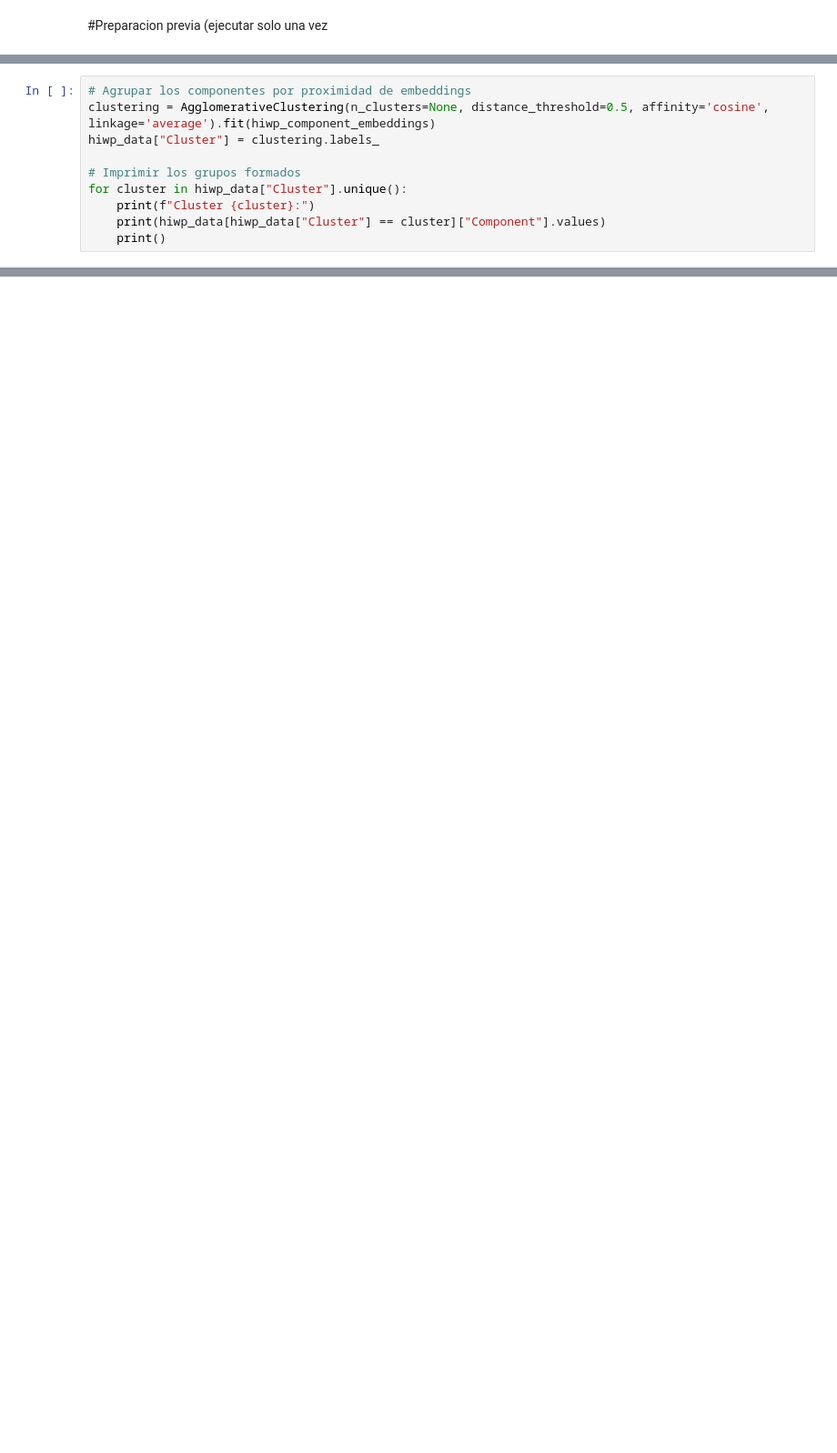
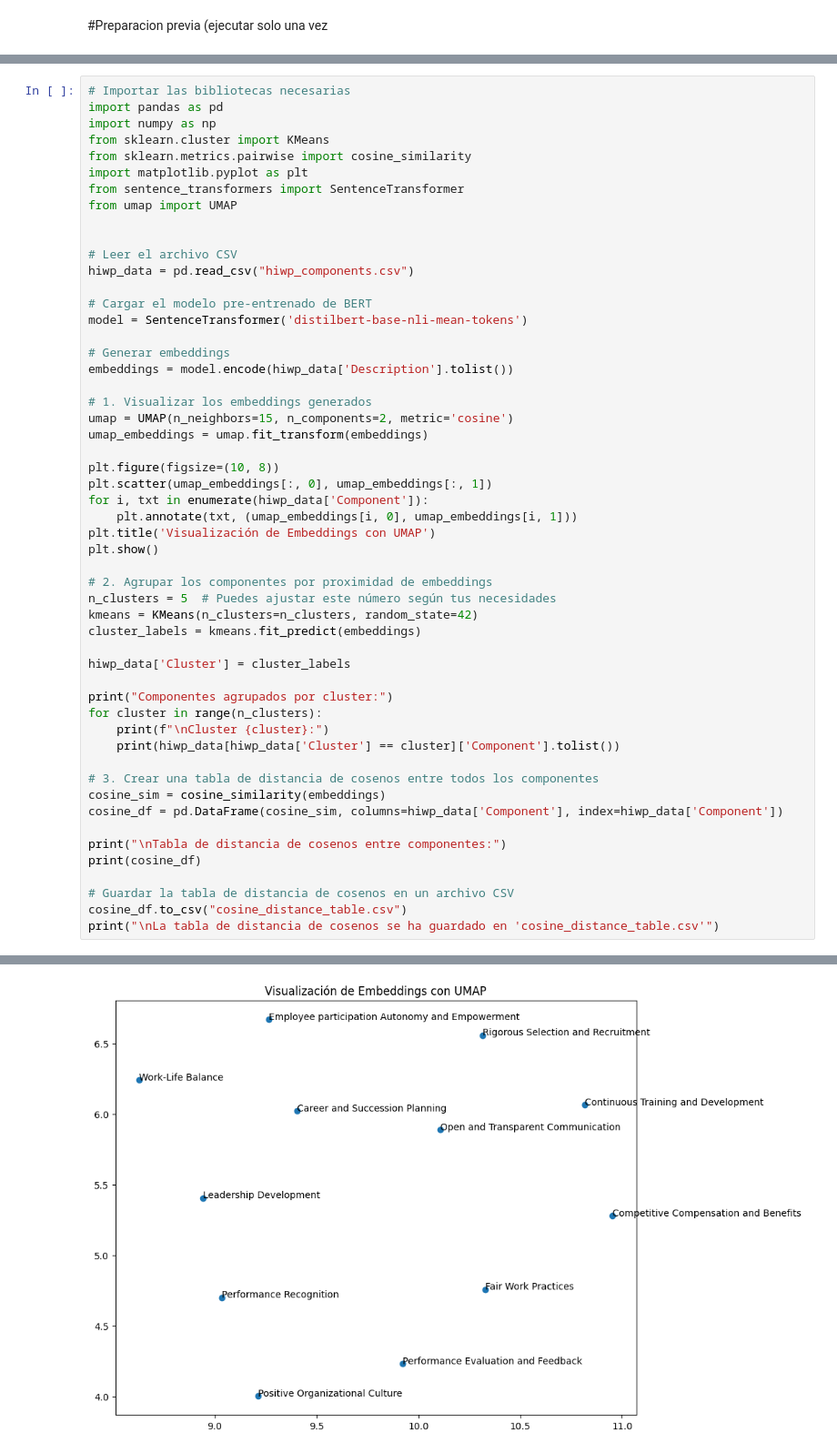
Before and after one commit to jamg-upv/LLMforSLRscreening, a Jupyter notebook: Reto21d_ago24_LLMhiwp.ipynb, the cells around one changed output, grey strips where cells are left out. Shown at 91% size. Saved outputs shown, nothing was run; the diff lists cells and outputs as text; blank space fills up the shorter version.

```diff
--- a/Reto21d_ago24_LLMhiwp.ipynb
+++ b/Reto21d_ago24_LLMhiwp.ipynb
@@ -66,10 +70,0 @@ ModuleNotFoundError: No module named 'umap'
-# %%
-# Agrupar los componentes por proximidad de embeddings
-clustering = AgglomerativeClustering(n_clusters=None, distance_threshold=0.5, affinity='cosine', linkage='average').fit(hiwp_component_embeddings)
-hiwp_data["Cluster"] = clustering.labels_
-
-# Imprimir los grupos formados
-for cluster in hiwp_data["Cluster"].unique():
-    print(f"Cluster {cluster}:")
-    print(hiwp_data[hiwp_data["Cluster"] == cluster]["Component"].values)
-    print()
@@ -77,0 +189,54 @@ for cluster in hiwp_data["Cluster"].unique():
+# %%
+# Importar las bibliotecas necesarias
+import pandas as pd
+import numpy as np
+from sklearn.cluster import KMeans
+from sklearn.metrics.pairwise import cosine_similarity
+import matplotlib.pyplot as plt
+from sentence_transformers import SentenceTransformer
+from umap import UMAP
+
+
+# Leer el archivo CSV
+hiwp_data = pd.read_csv("hiwp_components.csv")
+
+# Cargar el modelo pre-entrenado de BERT
+model = SentenceTransformer('distilbert-base-nli-mean-tokens')
+
+# Generar embeddings
+embeddings = model.encode(hiwp_data['Description'].tolist())
+
+# 1. Visualizar los embeddings generados
+umap = UMAP(n_neighbors=15, n_components=2, metric='cosine')
+umap_embeddings = umap.fit_transform(embeddings)
+
+plt.figure(figsize=(10, 8))
+plt.scatter(umap_embeddings[:, 0], umap_embeddings[:, 1])
+for i, txt in enumerate(hiwp_data['Component']):
+    plt.annotate(txt, (umap_embeddings[i, 0], umap_embeddings[i, 1]))
+plt.title('Visualización de Embeddings con UMAP')
+plt.show()
+
+# 2. Agrupar los componentes por proximidad de embeddings
+n_clusters = 5  # Puedes ajustar este número según tus necesidades
+kmeans = KMeans(n_clusters=n_clusters, random_state=42)
+cluster_labels = kmeans.fit_predict(embeddings)
+
+hiwp_data['Cluster'] = cluster_labels
+
+print("Componentes agrupados por cluster:")
+for cluster in range(n_clusters):
+    print(f"\nCluster {cluster}:")
+    print(hiwp_data[hiwp_data['Cluster'] == cluster]['Component'].tolist())
+
+# 3. Crear una tabla de distancia de cosenos entre todos los componentes
+cosine_sim = cosine_similarity(embeddings)
+cosine_df = pd.DataFrame(cosine_sim, columns=hiwp_data['Component'], index=hiwp_data['Component'])
+
+print("\nTabla de distancia de cosenos entre componentes:")
+print(cosine_df)
+
+# Guardar la tabla de distancia de cosenos en un archivo CSV
+cosine_df.to_csv("cosine_distance_table.csv")
+print("\nLa tabla de distancia de cosenos se ha guardado en 'cosine_distance_table.csv'")
+# %% [output]
@@ -77,0 +260 @@ for cluster in hiwp_data["Cluster"].unique():
+[figure, added]
```
Also changed, not shown: parts of 19 cells of this notebook.
